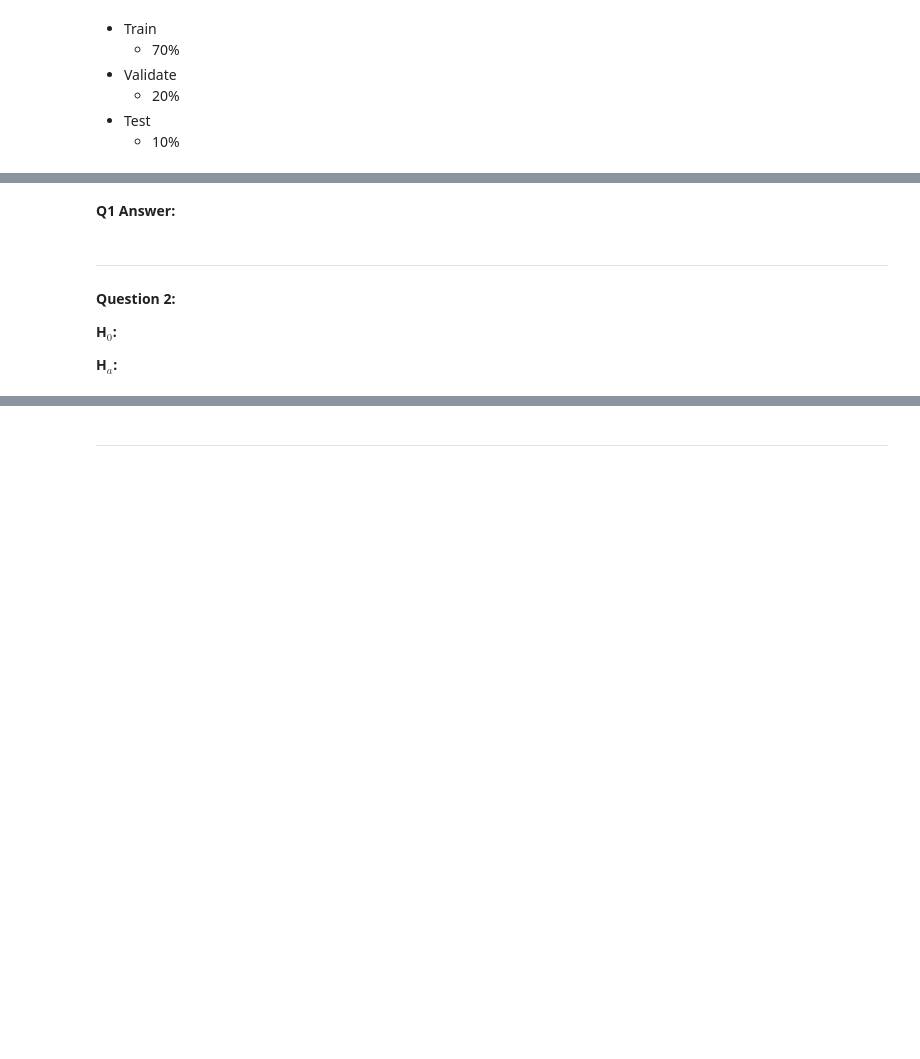
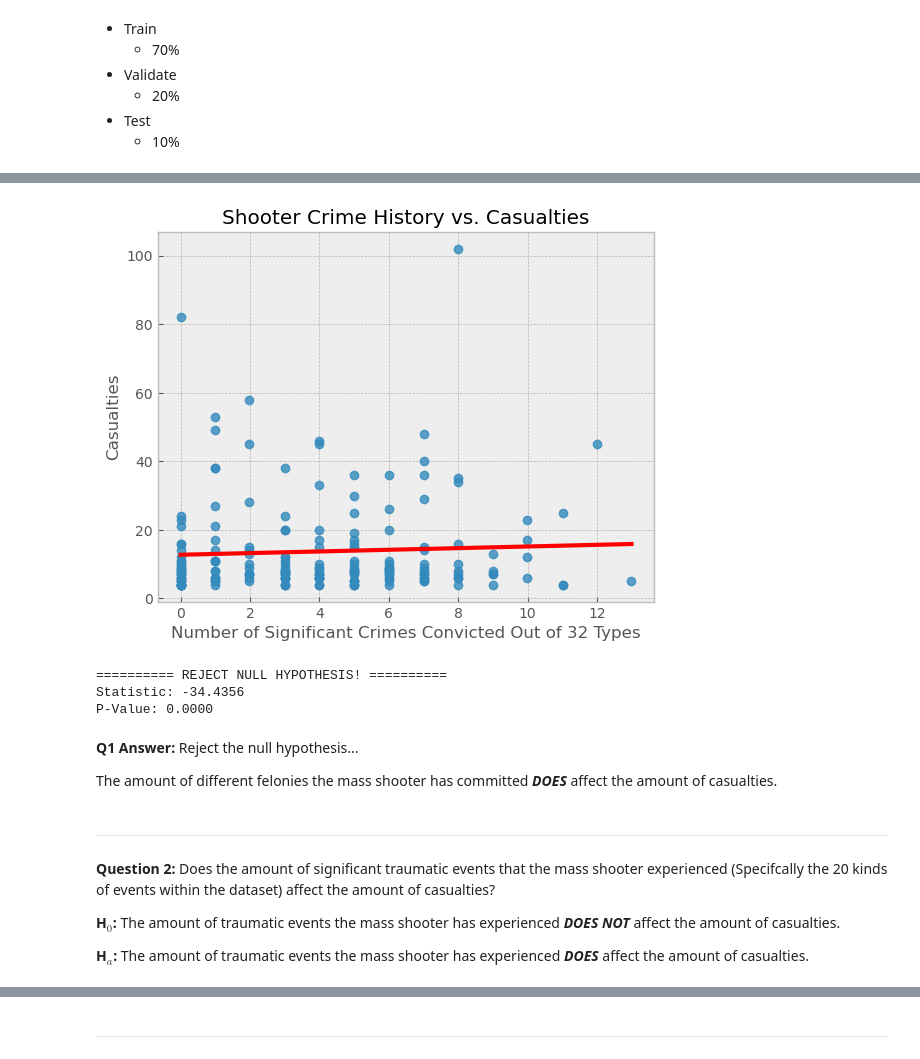
Before and after one commit to Jared-Wood135/mass-shooters-project, a Jupyter notebook: final_report.ipynb, the cells around one changed output, grey strips where cells are left out. Cells and saved outputs as stored; diff of their text form; code cells hidden in the pictures; blank space fills up the shorter version.

```diff
--- a/final_report.ipynb
+++ b/final_report.ipynb
@@ -162,18 +202,31 @@ train.shape, validate.shape, test.shape
 # %%
 # From the 'final.py' file...
-# Get the histogram of {FEATURE} vs. {FEATURE}
+# Get the regplot of unique felony crimes the shooter committed
+# vs. the amount of casualties produced by the shooter
+f.visual4()
+# %% [output]
+[figure, added]
 # %%
 # From the 'final.py' file...
-# Get the {STAT} of {FEATURE} vs. {FEATURE}
+# Test the statistical significance of unique felony crimes the
+# shooter committed vs. the amount of casualties produced by
+# the shooter
+f.stat1()
+# %% [output]
+========== REJECT NULL HYPOTHESIS! ==========
+Statistic: -34.4356
+P-Value: 0.0000
 # %% [markdown]
-<b>Q1 Answer:</b>
+<b>Q1 Answer:</b> Reject the null hypothesis...
+
+The amount of different felonies the mass shooter has committed <b><i>DOES</i></b> affect the amount of casualties.
 # %% [markdown]
 ---
 # %% [markdown]
-<b>Question 2:</b>
+<b>Question 2:</b> Does the amount of significant traumatic events that the mass shooter experienced (Specifcally the 20 kinds of events within the dataset) affect the amount of casualties?
 
-<b>H$_0$:</b>
+<b>H$_0$:</b> The amount of traumatic events the mass shooter has experienced <b><i>DOES NOT</i></b> affect the amount of casualties.
 
-<b>H$_a$:</b>
+<b>H$_a$:</b> The amount of traumatic events the mass shooter has experienced <b><i>DOES</i></b> affect the amount of casualties.
 # %%
 # From the 'final.py' file...
```
Also changed, not shown: parts of 38 cells of this notebook.
